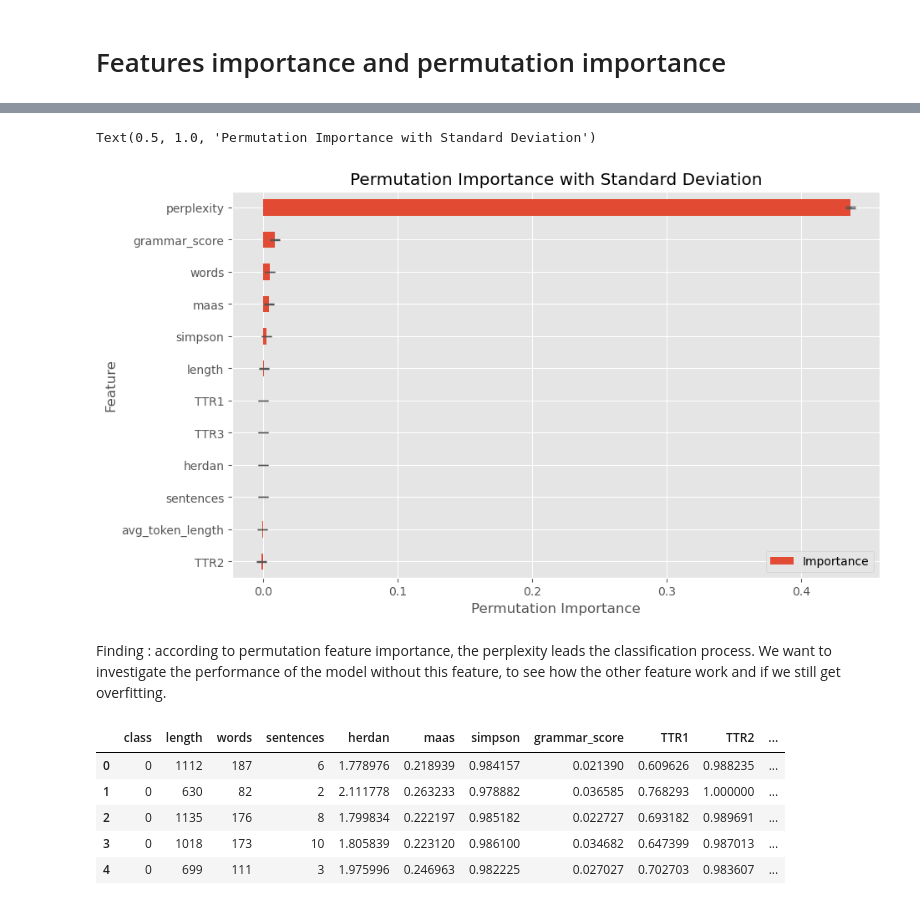
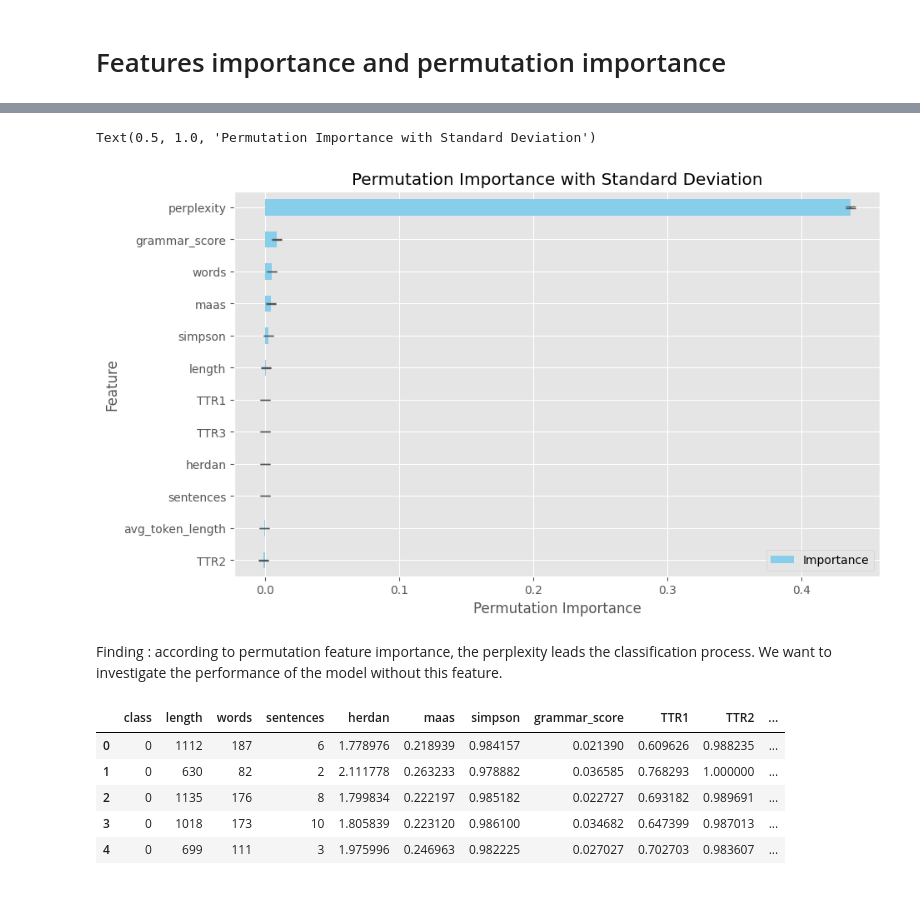
Before and after one commit to do3-173/FDS_Final, a Jupyter notebook: LR_with_TFIDF_and_NEWFEATURES2.ipynb, the cells around one changed output, grey strips where cells are left out. Drawn from its saved outputs; the diff is of its cells as text; code cells hidden in the pictures.

```diff
--- a/LR_with_TFIDF_and_NEWFEATURES2.ipynb
+++ b/LR_with_TFIDF_and_NEWFEATURES2.ipynb
@@ -1561,23 +1551,23 @@ Text(0.5, 1.0, 'Global Feature Importance')
 # %%
 # Permutation importance
 from sklearn.inspection import permutation_importance
 
 result = permutation_importance(rf_classifier, X_test, y_test, n_repeats=100, random_state=42)
 
 feature_importance = pd.DataFrame({'Feature': X.columns,
                                    'Importance': result.importances_mean,
                                    'Standard Deviation': result.importances_std})
 feature_importance = feature_importance.sort_values('Importance', ascending=True)
 
 
-ax = feature_importance.plot(x='Feature', y='Importance', kind='barh', figsize=(10, 6), yerr='Standard Deviation', capsize=4)
+ax = feature_importance.plot(x='Feature', y='Importance', kind='barh', figsize=(10, 6), yerr='Standard Deviation', capsize=4, color='skyblue')
 ax.set_xlabel('Permutation Importance')
 ax.set_title('Permutation Importance with Standard Deviation')
 # %% [output]
 Text(0.5, 1.0, 'Permutation Importance with Standard Deviation')
-[figure, old version]
+[figure, new version]
 # %% [markdown]
-Finding : according to permutation feature importance, the perplexity leads the classification process. We want to investigate the performance of the model without this feature, to see how the other feature work and if we still get overfitting.
+Finding : according to permutation feature importance, the perplexity leads the classification process. We want to investigate the performance of the model without this feature.
 # %%
 df3 = data.copy()
 df3 = df3.drop(columns=[ "article", "article_clean", "total_bigram_count", "article_nopunct", "article_list", "Unnamed: 0", 'perplexity'])
```
Also changed, not shown: parts of 9 cells of this notebook.
